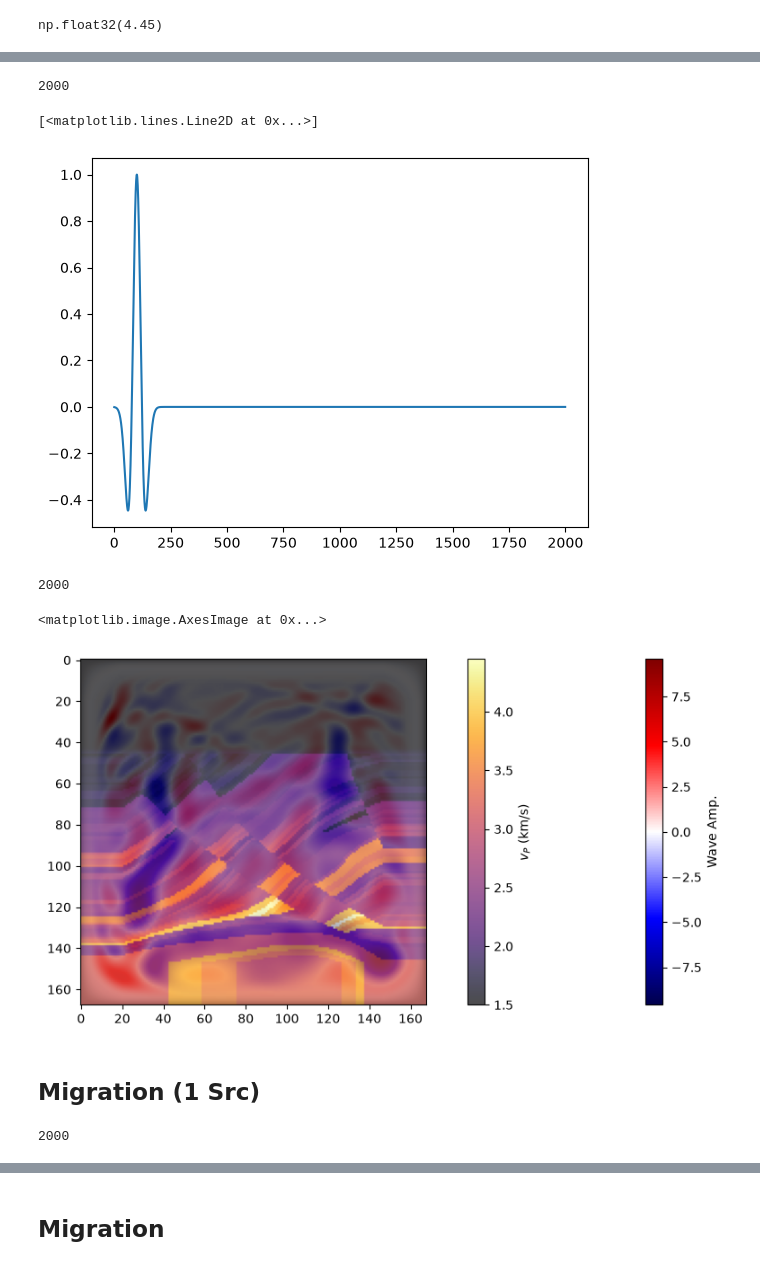
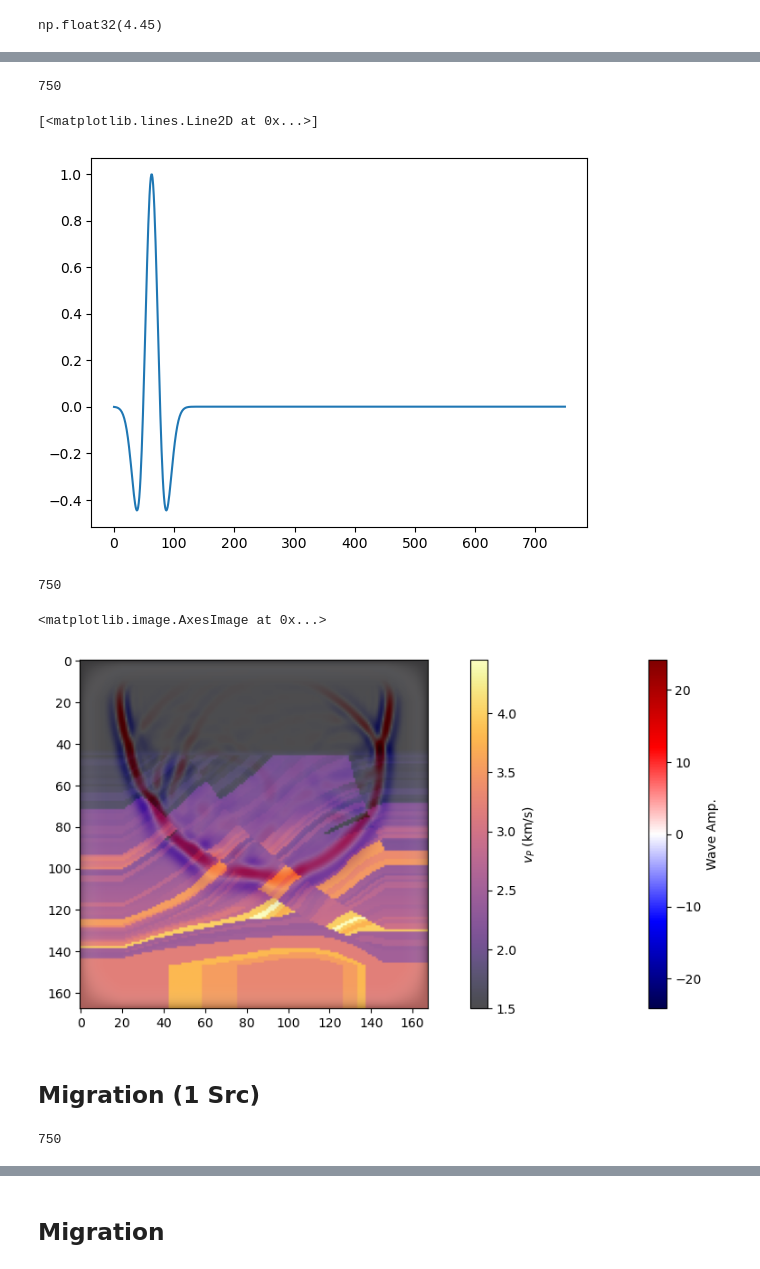
Before and after one commit to alphanumeric-username/geod67-project, a Jupyter notebook: seismic_modeling.ipynb, the cells around one changed output, grey strips where cells are left out. Saved outputs shown, nothing was run; the diff lists cells and outputs as text; code cells hidden in the pictures.

```diff
--- a/seismic_modeling.ipynb
+++ b/seismic_modeling.ipynb
@@ -81,9 +78,10 @@ np.float32(4.45)
 # %%
 # dt = 1  # ms
 dt = 2  # ms
-tn = 4000 # ms
+tn = 1500 # ms
 # fpeak = 10 * 1e-3
-fpeak = 5 * 1e-3
+# fpeak = 5 * 1e-3
+fpeak = 8 * 1e-3
 
 src_wavelet = np.array([ricker(fpeak, dt, int(tn//dt))])
 # %%
@@ -104,32 +102,32 @@ plot_seismogram(ap.rec_data, vp.inner_width, tn)
 # %%
 len(u_history)
 # %% [output]
-2000
+750
 # %%
 plt.plot(ricker(fpeak, dt, tn//dt))
 # %% [output]
 [<matplotlib.lines.Line2D at 0x...>]
-[figure, old version]
+[figure, new version]
 # %%
 ap.nt
 # %% [output]
-2000
+750
 # %%
-idx = 800
+idx = 500
 vmax = np.abs(u_history[idx]).max()
 plt.figure(figsize=(15,5))
 plt.imshow(tf.transpose(u_history[idx][0, :, :, 0]) - np.median(u_history[idx][0, :, :, 0]), cmap='seismic', vmax=vmax , vmin=-vmax)
 # plt.imshow(u_history[idx].T - u_history[idx-1].T, cmap='seismic', vmax=vmax , vmin=-vmax)
 plt.colorbar(label='Wave Amp.')
 plt.imshow(tf.transpose(vp.data[0, :, :, 0]), cmap='inferno', alpha=0.7, vmin = vp.data.min(), vmax=vp.data.max())
 plt.colorbar(label='$v_P$ (km/s)')
 plt.imshow(tf.transpose(1-damp_mask)[0,:,:,0], cmap='grey', alpha=tf.transpose(damp_mask)[0,:,:,0]/4)
 
 # plt.scatter
 # plt.colorbar(label='$v_P$ (km/s)')
 # %% [output]
 <matplotlib.image.AxesImage at 0x...>
-[figure, old version]
+[figure, new version]
 # %% [markdown]
 ## Migration (1 Src)
 # %%
@@ -141,7 +139,7 @@ v_history = opT.forward(vp, damp_mask, True, fd_order=fd_order)
 # %%
 len(v_history)
 # %% [output]
-2000
+750
 # %%
 idx = 600
 vmax = np.abs(v_history[idx][0, :, :, 0]).max()
```
Also changed, not shown: parts of 8 cells of this notebook, 3 other files.
